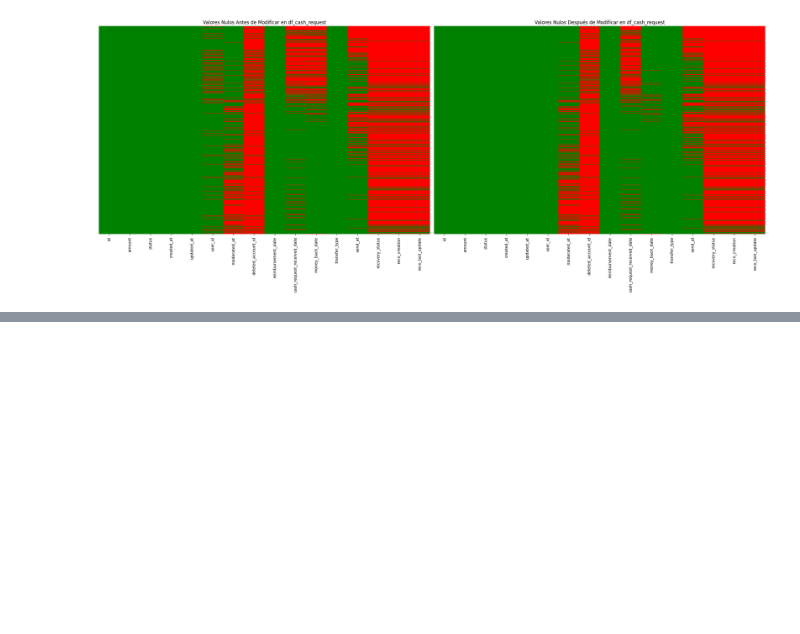
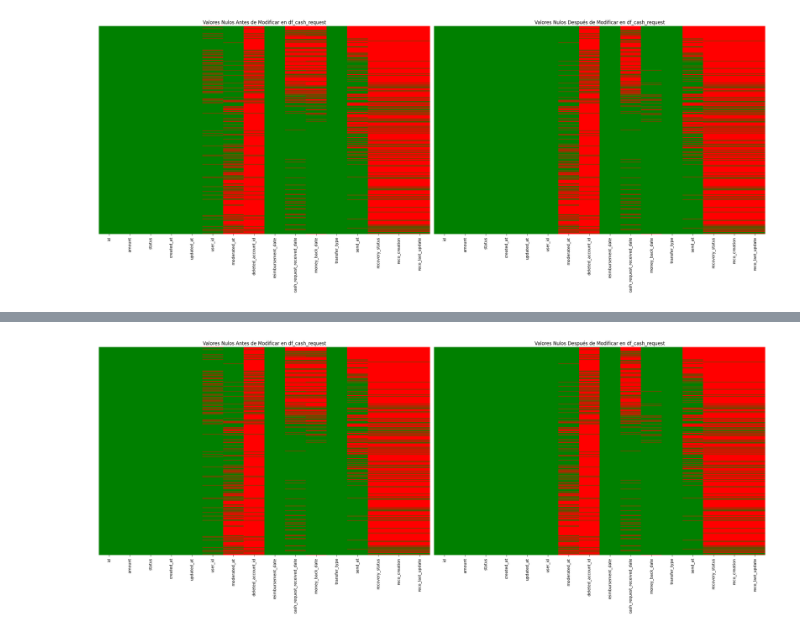
Before and after one commit to Intro-Analisis-Exploratorio-de-Datos/Project1, a Jupyter notebook: Data Cleaning.ipynb, the cells around one changed output, grey strips where cells are left out. Saved outputs shown, nothing was run; the diff lists cells and outputs as text; code cells hidden in the pictures; blank space fills up the shorter version.

Commit message:
filled null values based in transaction_type and status combinations

```diff
--- a/Data Cleaning.ipynb
+++ b/Data Cleaning.ipynb
@@ -121,0 +161,49 @@ plt.show()
+# %%
+import pandas as pd
+import numpy as np
+import seaborn as sns
+import matplotlib.pyplot as plt
+from matplotlib.colors import LinearSegmentedColormap
+
+# Cargar los datos de los archivos proporcionados
+cash_requests_path = '../../project-1-ironhack-payments-es/project_dataset/extract - cash request - data analyst.csv'
+fees_path = '../../project-1-ironhack-payments-es/project_dataset/extract - fees - data analyst - .csv'
+lexique_path = '../../project-1-ironhack-payments-es/project_dataset/Lexique - Data Analyst.xlsx'
+
+cash_requests_data = pd.read_csv(cash_requests_path)  # Cargar los datos de solicitudes de efectivo
+fees_data = pd.read_csv(fees_path)                    # Cargar los datos de las comisiones
+lexique_data = pd.read_excel(lexique_path)
+
+# Crear una copia del DataFrame original para mantener los datos originales intactos
+modified_cash_requests_data = cash_requests_data.copy()
+
+# Definir cash_requests_null_original para visualizar los nulos antes de modificar
+cash_requests_null_original = cash_requests_data.isnull()
+
+# Llenar campos específicos en el DataFrame modificado según el estado
+modified_cash_requests_data.loc[modified_cash_requests_data['status'] == 'transaction_declined', 'cash_request_received_date'] = 'transaction_declined'
+modified_cash_requests_data.loc[modified_cash_requests_data['status'] == 'rejected', ['money_back_date', 'moderated_at']] = 'rejected'
+modified_cash_requests_data.loc[modified_cash_requests_data['status'] == 'canceled', 'moderated_at'] = 'canceled'
+modified_cash_requests_data['user_id'].fillna(modified_cash_requests_data['deleted_account_id'], inplace=True)
+
+# Definir un mapa de colores personalizado para la visualización de nulos
+colors = ["green", "red"]  # Verde para valores no nulos, rojo para nulos
+cmap = LinearSegmentedColormap.from_list("custom", colors, N=2)
+
+plt.figure(figsize=(24, 10))  # Ajusta el tamaño según tus necesidades
+
+# Gráfico de calor para el DataFrame de solicitudes de efectivo original
+plt.subplot(1, 2, 1)  # 1 fila, 2 columnas, primer gráfico
+sns.heatmap(cash_requests_null_original, cbar=False, yticklabels=False, cmap=cmap)
+plt.title('Valores Nulos Antes de Modificar en df_cash_request')
+
+# Gráfico de calor para el DataFrame de solicitudes de efectivo modificado
+cash_requests_null_modified = modified_cash_requests_data.isnull()
+plt.subplot(1, 2, 2)  # 1 fila, 2 columnas, segundo gráfico
+sns.heatmap(cash_requests_null_modified, cbar=False, yticklabels=False, cmap=cmap)
+plt.title('Valores Nulos Después de Modificar en df_cash_request')
+
+plt.tight_layout()
+plt.show()
+# %% [output]
+[figure, added]
```
Also changed, not shown: parts of 2 cells of this notebook, 2 other files.
